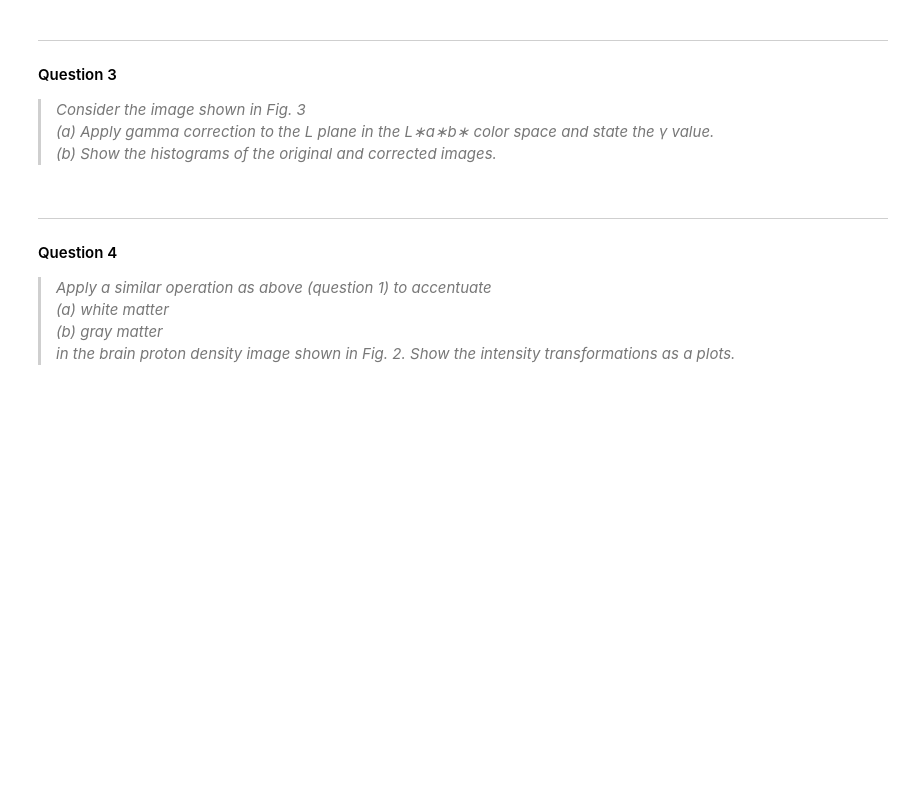
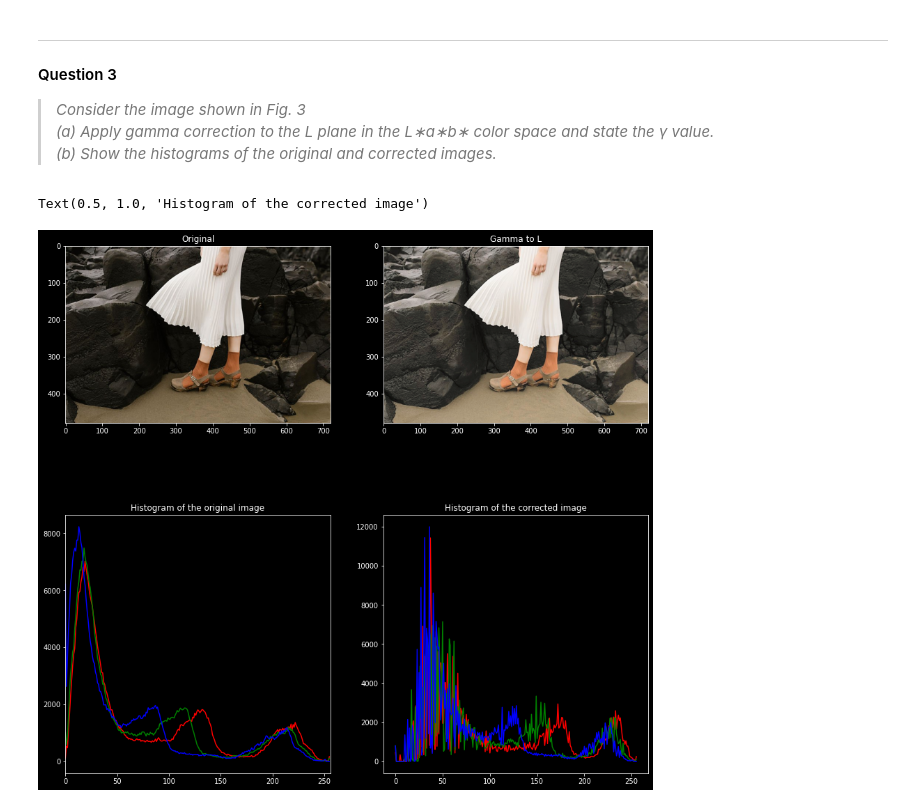
Before and after one commit to KavinduWeerasinghe/Image-Processing_Assignment-1, a Jupyter notebook: Assignment.ipynb, the cells around one changed output. Saved outputs shown, nothing was run; the diff lists cells and outputs as text; code cells hidden in the pictures; blank space fills up the shorter version.

```diff
--- a/Assignment.ipynb
+++ b/Assignment.ipynb
@@ -89,5 +82,46 @@ fig.set_figwidth(25)
-# %% [markdown]
-----------------------------------------------------------------------------------------------------------------------------------------------------------------------------------
-#### Question 4
-
-> *Apply a similar operation as above (question 1) to accentuate <br>(a) white matter<br>(b) gray matter<br>in the brain proton density image shown in Fig. 2. Show the intensity transformations as a plots.*
+# %%
+def gam_cor(img0,gamma):
+    img_gam=np.array([(p/256)**gamma*256 for p in range (0,256)]).astype(np.uint8)
+    gam=cv.LUT(img0,img_gam)
+    return gam
+
+img = cv.imread("highlights_and_shadows.jpg",cv.IMREAD_COLOR)
+assert img is not None
+img=cv.cvtColor(img,cv.COLOR_BGR2RGB) #color conversion
+fig,ax = plt.subplots(2,2)
+fig.set_figwidth(15)
+fig.set_figheight(15)
+
+
+ax[0][0].imshow(img)
+ax[0][0].set_title('Original')
+
+color=("r","g","b")
+
+hist=[0,0,0]
+for i,c in enumerate(color):
+    hist=cv.calcHist([img],[i],None,[256],[0,256])
+    ax[1][0].plot(hist,color=c)
+    ax[1][0].set_xlim([0, 256])
+
+ax[1][0].set_title('Histogram of the original image')
+
+img=cv.cvtColor(img,cv.COLOR_RGB2LAB)
+l,a,b=cv.split(img)
+gamma=0.6
+
+lg=gam_cor(l,gamma)
+gimg=cv.merge([lg,a,b])
+ax[0][1].imshow(cv.cvtColor(gimg, cv.COLOR_LAB2RGB))
+ax[0][1].set_title('Gamma to L')
+
+imgg=cv.cvtColor(gimg, cv.COLOR_LAB2RGB)
+hist1=[0,0,0]
+for i,c in enumerate(color):
+    hist1=cv.calcHist([imgg],[i],None,[256],[0,256])
+    ax[1][1].plot(hist1,color=c)
+
+ax[1][1].set_title('Histogram of the corrected image')
+# %% [output]
+Text(0.5, 1.0, 'Histogram of the corrected image')
+[figure, added]
```
Also changed, not shown: parts of 2 cells of this notebook.
